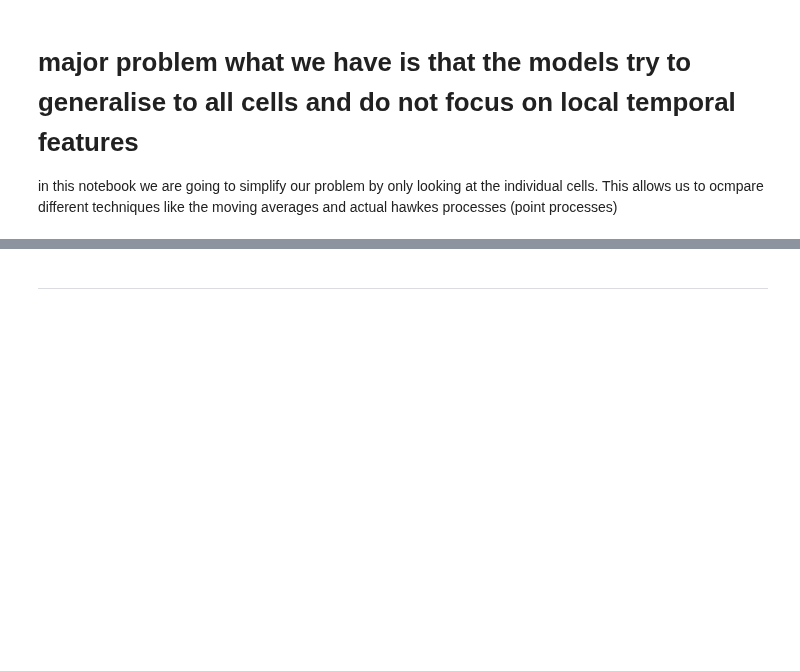
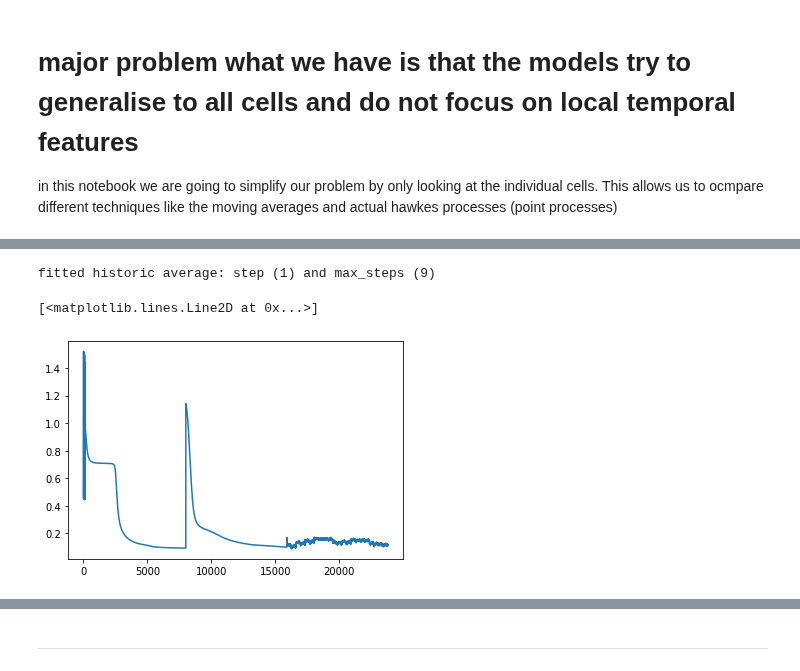
Before and after one commit to bernsblack/masters, a Jupyter notebook: run_rnn_model.ipynb, the cells around one changed output, grey strips where cells are left out. Drawn from its saved outputs; the diff is of its cells as text; code cells hidden in the pictures; blank space fills up the shorter version.

Commit message:
Checkpoint: before making all models targeting MAE

```diff
--- a/run_rnn_model.ipynb
+++ b/run_rnn_model.ipynb
@@ -33,0 +77,5 @@ from utils.plots import im
+# %%
+shape = seq_len, batch_size, n_feats = 10,64,1
+inputs = torch.rand(shape)
+
+y,h = model(inputs)
@@ -33,0 +99,65 @@ from utils.plots import im
+# %%
+data_sub_path = 'T24H-X850M-Y880M_2013-01-01_2015-01-01'
+
+conf = BaseConf()
+conf.data_path = f"./data/processed/{data_sub_path}/"
+
+group = CellDataGroup(data_path=conf.data_path, conf=conf)
+loaders = CellDataLoaders(data_group=group, conf=conf)
+
+crimes = group.shaper.unsqueeze(group.crimes)[:,0:1]
+
+from utils.data_processing import pad2d
+crimes_max = crimes.max(0)[0]
+args = np.argwhere(crimes_max > 0)
+batch_size = 64
+i = 0
+
+seq_len = 10
+N,C,H,W = crimes.shape
+
+
+model = nn.GRU(input_size=1, hidden_size=1)
+
+mse = nn.MSELoss()
+optimiser = optim.Adam(model.parameters(),lr=0.001,weight_decay=0)
+
+max_epochs = 1
+
+x = np.sin(np.arange(100)*2*np.pi/20).reshape(-1,1,1)
+y = np.copy(x[1:])
+x = x[:-1]
+
+for epoch in range(max_epochs):
+
+    while i < len(args):
+        j = i + batch_size
+        if j > len(args):
+            j = len(args)
+
+        y_args, x_args = args[i:j,0], args[i:j,1] # h, w shape - thus y is first
+        sub_crimes = crimes[:,:,y_args,x_args]
+        # time loop
+        for t in range(seq_len, N-1):
+            # detach states for truncate backprop
+            optimiser.zero_grad()
+    #         print(sub_crimes[t-seq_len:t].shape)
+            inputs = torch.Tensor(sub_crimes[t-seq_len:t]).transpose(1,2)
+            targets = torch.Tensor(sub_crimes[t+1-seq_len:t+1]).transpose(1,2)
+
+            outputs, h = model(inputs)
+
+            loss = torch.sqrt(mse(outputs, targets))
+            loss.backward()
+            optimiser.step()
+
+            losses.append(loss.item())
+        # (seq_len, batch_size, n_feats)
+
+        i = i + batch_size
+
+plt.plot(losses)
+# %% [output]
+fitted historic average: step (1) and max_steps (9)
+[<matplotlib.lines.Line2D at 0x...>]
+[figure, added]
```
Also changed, not shown: parts of 9 cells of this notebook, 20 other files.
